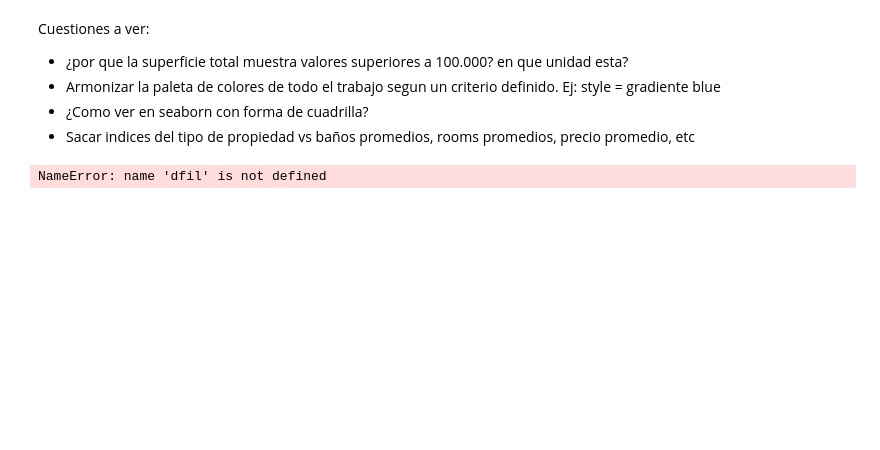
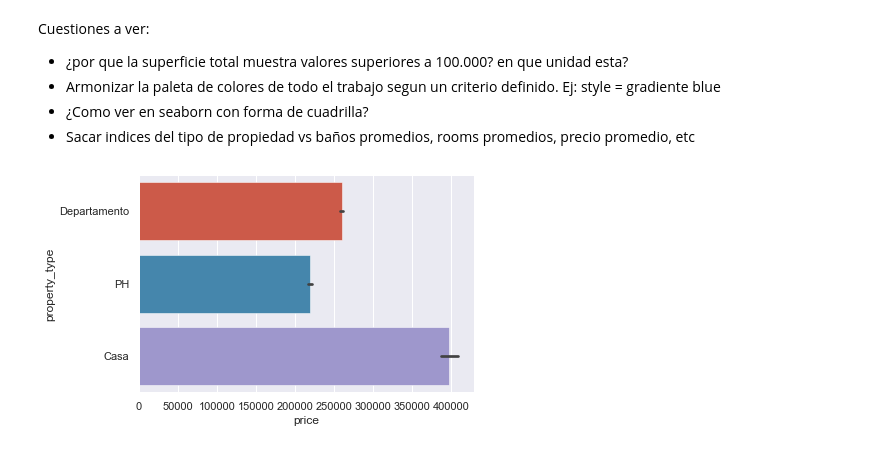
Before and after one commit to ldotto46/01.Proj_Real-State, a Jupyter notebook: Properati_analisys.ipynb, the cells around one changed output. Saved outputs shown, nothing was run; the diff lists cells and outputs as text; code cells hidden in the pictures; blank space fills up the shorter version.

```diff
--- a/Properati_analisys.ipynb
+++ b/Properati_analisys.ipynb
@@ -338,7 +339,7 @@ Cuestiones a ver:
 - ¿Como ver en seaborn con forma de cuadrilla?
 - Sacar indices del tipo de propiedad vs baños promedios, rooms promedios, precio promedio, etc
 # %%
-ar = sns.barplot(y="property_type", x="price", data=dfil)
+ar = sns.barplot(y="property_type", x="price", data=ds)
 # %% [output]
-NameError: name 'dfil' is not defined
+[figure, added]
 # %%
```
Also changed, not shown: parts of 19 cells of this notebook.
